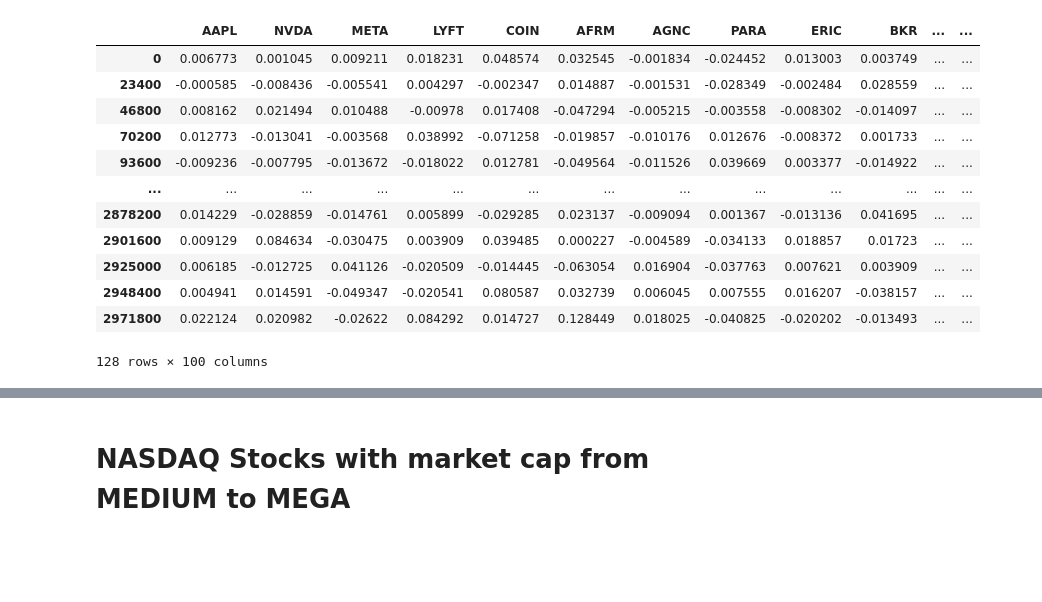
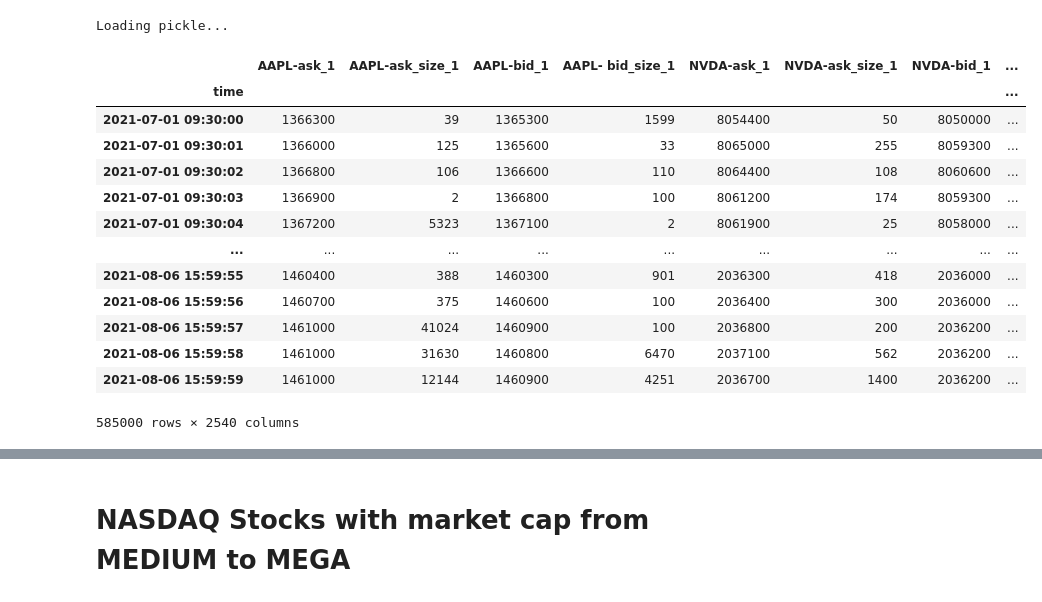
Before and after one commit to matteoprata/LOBCAST, a Jupyter notebook: src/data_preprocessing/study_on_lobster_stocks.ipynb, the cells around one changed output, grey strips where cells are left out. Cells and saved outputs as stored; diff of their text form; code cells hidden in the pictures; blank space fills up the shorter version.

```diff
--- a/src/data_preprocessing/study_on_lobster_stocks.ipynb
+++ b/src/data_preprocessing/study_on_lobster_stocks.ipynb
@@ -109,23 +92,19 @@ daily_midprice
-# %%
-daily_midprice = daily_midprice[daily_midprice != 0]
-
-past_mid = daily_midprice[:-1]
-futu_mid = daily_midprice.shift(-1)[:-1]
-daily_returns_df = (futu_mid - past_mid) / past_mid
-daily_returns_df = daily_returns_df[-10 < daily_returns_df]
-daily_returns_df = daily_returns_df[ 10 > daily_returns_df]
-daily_returns_df
-# %% [output]
-|  | AAPL | NVDA | META | LYFT | COIN | AFRM | AGNC | PARA | ERIC | BKR | ... | ... |
-| 0 | 0.006773 | 0.001045 | 0.009211 | 0.018231 | 0.048574 | 0.032545 | -0.001834 | -0.024452 | 0.013003 | 0.003749 | ... | ... |
-| 23400 | -0.000585 | -0.008436 | -0.005541 | 0.004297 | -0.002347 | 0.014887 | -0.001531 | -0.028349 | -0.002484 | 0.028559 | ... | ... |
-| 46800 | 0.008162 | 0.021494 | 0.010488 | -0.00978 | 0.017408 | -0.047294 | -0.005215 | -0.003558 | -0.008302 | -0.014097 | ... | ... |
-| 70200 | 0.012773 | -0.013041 | -0.003568 | 0.038992 | -0.071258 | -0.019857 | -0.010176 | 0.012676 | -0.008372 | 0.001733 | ... | ... |
-| 93600 | -0.009236 | -0.007795 | -0.013672 | -0.018022 | 0.012781 | -0.049564 | -0.011526 | 0.039669 | 0.003377 | -0.014922 | ... | ... |
-| ... | ... | ... | ... | ... | ... | ... | ... | ... | ... | ... | ... | ... |
-| 2878200 | 0.014229 | -0.028859 | -0.014761 | 0.005899 | -0.029285 | 0.023137 | -0.009094 | 0.001367 | -0.013136 | 0.041695 | ... | ... |
-| 2901600 | 0.009129 | 0.084634 | -0.030475 | 0.003909 | 0.039485 | 0.000227 | -0.004589 | -0.034133 | 0.018857 | 0.01723 | ... | ... |
-| 2925000 | 0.006185 | -0.012725 | 0.041126 | -0.020509 | -0.014445 | -0.063054 | 0.016904 | -0.037763 | 0.007621 | 0.003909 | ... | ... |
-| 2948400 | 0.004941 | 0.014591 | -0.049347 | -0.020541 | 0.080587 | 0.032739 | 0.006045 | 0.007555 | 0.016207 | -0.038157 | ... | ... |
-| 2971800 | 0.022124 | 0.020982 | -0.02622 | 0.084292 | 0.014727 | 0.128449 | 0.018025 | -0.040825 | -0.020202 | -0.013493 | ... | ... |
-128 rows × 100 columns
+# %%
+df_prices_volume = read_nasdaq_stocks()
+df_prices_volume
+# %% [output]
+Loading pickle...
+|  | AAPL-ask_1 | AAPL-ask_size_1 | AAPL-bid_1 | AAPL- bid_size_1 | NVDA-ask_1 | NVDA-ask_size_1 | NVDA-bid_1 | ... |
+| time |  |  |  |  |  |  |  | ... |
+| 2021-07-01 09:30:00 | 1366300 | 39 | 1365300 | 1599 | 8054400 | 50 | 8050000 | ... |
+| 2021-07-01 09:30:01 | 1366000 | 125 | 1365600 | 33 | 8065000 | 255 | 8059300 | ... |
+| 2021-07-01 09:30:02 | 1366800 | 106 | 1366600 | 110 | 8064400 | 108 | 8060600 | ... |
+| 2021-07-01 09:30:03 | 1366900 | 2 | 1366800 | 100 | 8061200 | 174 | 8059300 | ... |
+| 2021-07-01 09:30:04 | 1367200 | 5323 | 1367100 | 2 | 8061900 | 25 | 8058000 | ... |
+| ... | ... | ... | ... | ... | ... | ... | ... | ... |
+| 2021-08-06 15:59:55 | 1460400 | 388 | 1460300 | 901 | 2036300 | 418 | 2036000 | ... |
+| 2021-08-06 15:59:56 | 1460700 | 375 | 1460600 | 100 | 2036400 | 300 | 2036000 | ... |
+| 2021-08-06 15:59:57 | 1461000 | 41024 | 1460900 | 100 | 2036800 | 200 | 2036200 | ... |
+| 2021-08-06 15:59:58 | 1461000 | 31630 | 1460800 | 6470 | 2037100 | 562 | 2036200 | ... |
+| 2021-08-06 15:59:59 | 1461000 | 12144 | 1460900 | 4251 | 2036700 | 1400 | 2036200 | ... |
+585000 rows × 2540 columns
```
Also changed, not shown: parts of 46 cells of this notebook, 23 other files.
